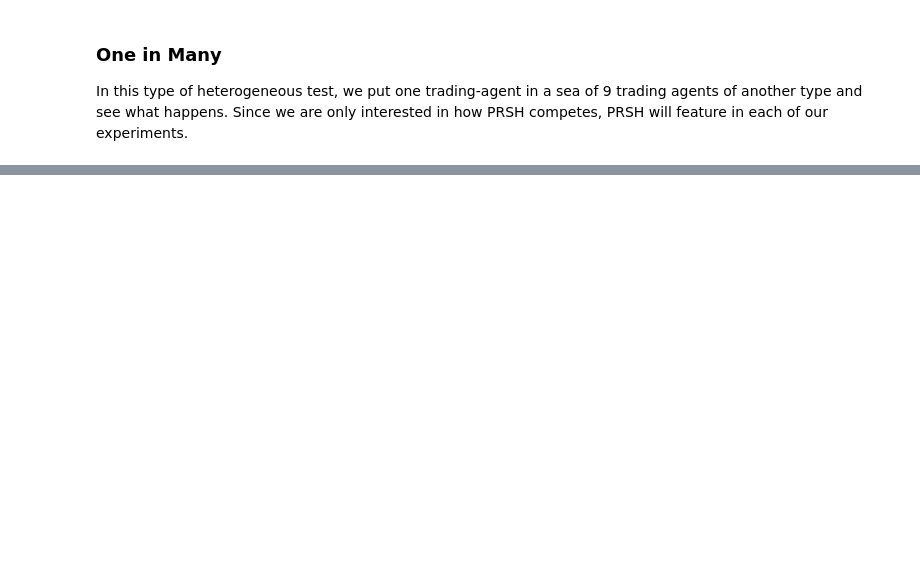
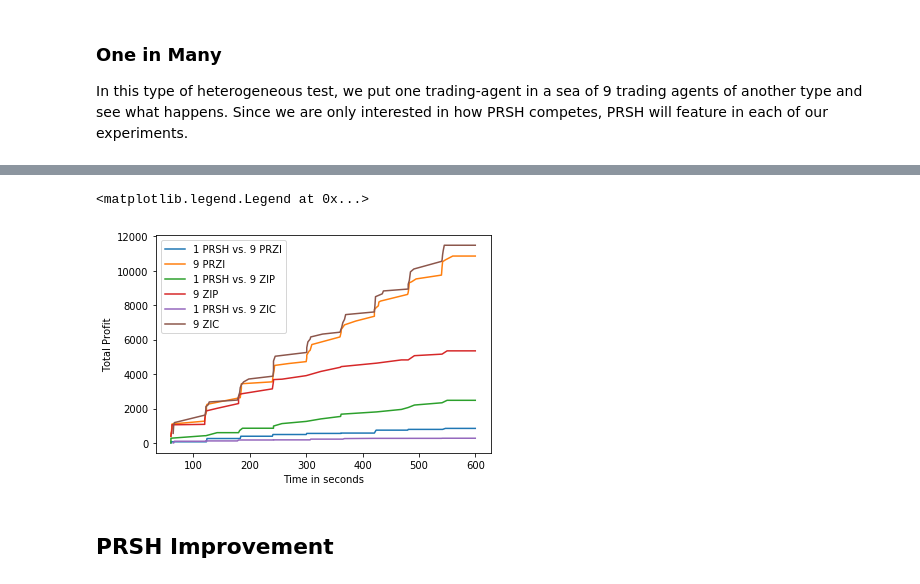
Before and after one commit to ax18031/INFT, a Jupyter notebook: Coursework Notebook.ipynb, the cells around one changed output, grey strips where cells are left out. Saved outputs shown, nothing was run; the diff lists cells and outputs as text; code cells hidden in the pictures; blank space fills up the shorter version.

```diff
--- a/Coursework Notebook.ipynb
+++ b/Coursework Notebook.ipynb
@@ -1148,3 +1353,32 @@ n_runs_plot(10, trial_id, start_time, end_time, traders_spec, order_sched)
+# %%
+# Time series plot for one-in-many experiment 1 vs 9
+df = pd.read_csv('test_PRSH1_PRZI9_avg_balance.csv')
+df = df.set_index(df[df.columns[1]])
+x = df[df.columns[5]]
+y = df[df.columns[9]]
+df1 = pd.read_csv('test_PRSH1_ZIP9_avg_balance.csv')
+df1 = df1.set_index(df1[df1.columns[1]])
+x1 = df1[df1.columns[5]]
+y1 = df1[df1.columns[9]]
+df2 = pd.read_csv('test_PRSH1_ZIC9_avg_balance.csv')
+df2 = df2.set_index(df2[df2.columns[1]])
+x2 = df2[df2.columns[5]]
+y2 = df2[df2.columns[9]]
+plt.plot(figsize=(5,5))
+plt.plot(x,label = '1 PRSH vs. 9 PRZI')
+plt.plot(y,label = '9 PRZI')
+plt.plot(x1,label = '1 PRSH vs. 9 ZIP')
+plt.plot(y1,label='9 ZIP')
+plt.plot(x2,label = '1 PRSH vs. 9 ZIC')
+plt.plot(y2,label='9 ZIC')
+plt.xlabel('Time in seconds')
+plt.ylabel('Total Profit')
+plt.legend()
+# %% [output]
+<matplotlib.legend.Legend at 0x...>
+[figure, added]
+# %% [markdown]
+## PRSH Improvement
 # %%
 sellers_spec = [('PRSH2',10)]
 buyers_spec = sellers_spec
```
Also changed, not shown: parts of 27 cells of this notebook.
